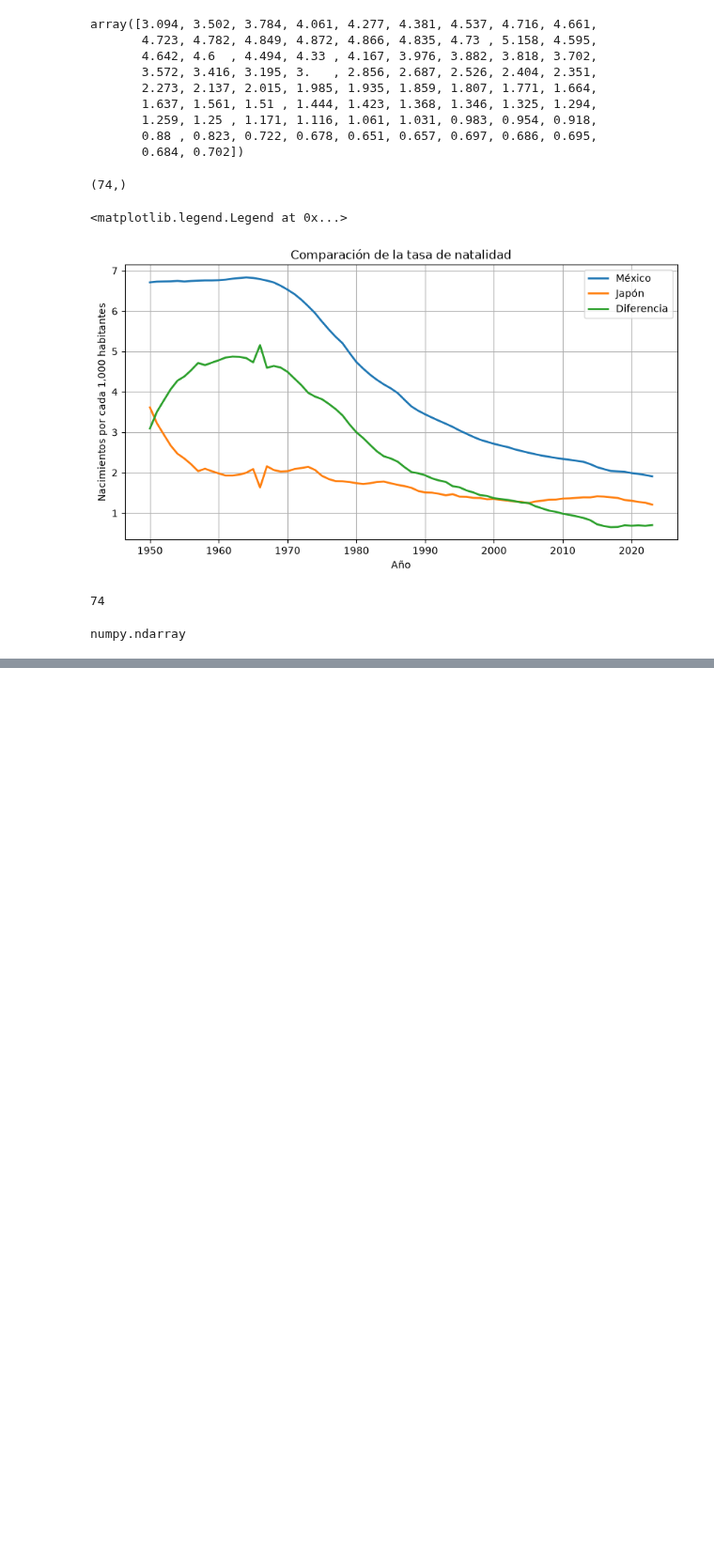
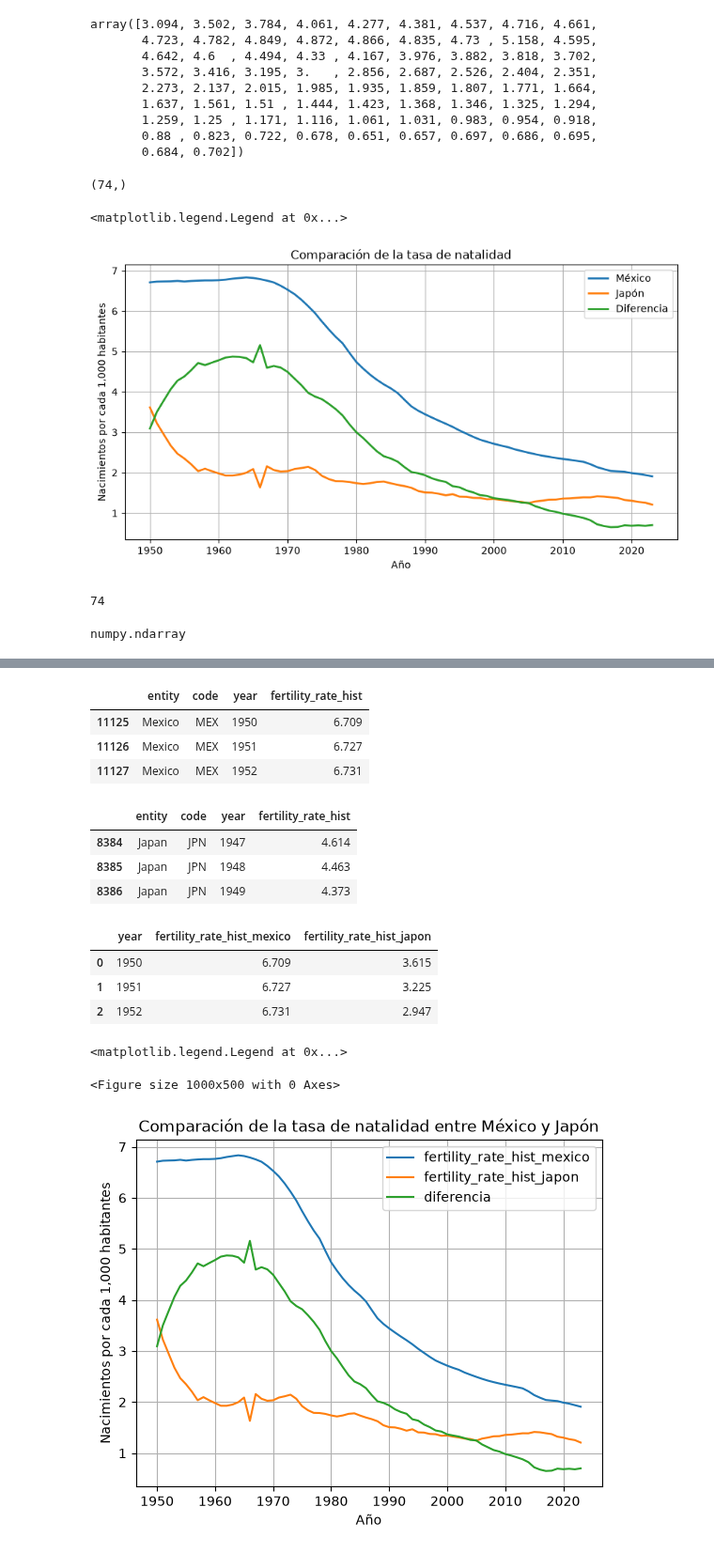
Before and after one commit to carlosstgg/clase-big-data, a Jupyter notebook: U1_1_probabilidad_estadistca/notebooks/03_fertility_rate.ipynb, the cells around one changed output, grey strips where cells are left out. Shown at 94% size. Drawn from its saved outputs; the diff is of its cells as text; code cells hidden in the pictures; blank space fills up the shorter version.

```diff
--- a/U1_1_probabilidad_estadistca/notebooks/03_fertility_rate.ipynb
+++ b/U1_1_probabilidad_estadistca/notebooks/03_fertility_rate.ipynb
@@ -201,2 +201,52 @@ print(anios_japon[30])
 # %%
 anios_japon = np.delete(anios_japon, [30, 42, 48])
+# %%
+mexico.head(3)
+# %% [output]
+|  | entity | code | year | fertility_rate_hist |
+| 11125 | Mexico | MEX | 1950 | 6.709 |
+| 11126 | Mexico | MEX | 1951 | 6.727 |
+| 11127 | Mexico | MEX | 1952 | 6.731 |
+# %%
+japon.head(3)
+# %% [output]
+|  | entity | code | year | fertility_rate_hist |
+| 8384 | Japan | JPN | 1947 | 4.614 |
+| 8385 | Japan | JPN | 1948 | 4.463 |
+| 8386 | Japan | JPN | 1949 | 4.373 |
+# %%
+comparacion_mexico_japon = pd.merge(
+    mexico[["year", "fertility_rate_hist"]],
+    japon[["year", "fertility_rate_hist"]],
+    on="year",
+    suffixes=("_mexico", "_japon")
+)
+# %%
+comparacion_mexico_japon.head(3)
+# %% [output]
+|  | year | fertility_rate_hist_mexico | fertility_rate_hist_japon |
+| 0 | 1950 | 6.709 | 3.615 |
+| 1 | 1951 | 6.727 | 3.225 |
+| 2 | 1952 | 6.731 | 2.947 |
+# %%
+comparacion_mexico_japon["diferencia"] = (
+    comparacion_mexico_japon["fertility_rate_hist_mexico"] - comparacion_mexico_japon["fertility_rate_hist_japon"]
+)
+# %%
+plt.figure(figsize=(10, 5))
+
+comparacion_mexico_japon.plot(
+    x="year",
+    y=["fertility_rate_hist_mexico", "fertility_rate_hist_japon", "diferencia"],
+    kind="line",
+)
+
+plt.xlabel("Año")
+plt.ylabel("Nacimientos por cada 1,000 habitantes")
+plt.title("Comparación de la tasa de natalidad entre México y Japón")
+plt.grid(True)
+plt.legend()
+# %% [output]
+<matplotlib.legend.Legend at 0x...>
+<Figure size 1000x500 with 0 Axes>
+[figure, added]
```
Also changed, not shown: parts of 1 cell of this notebook.
